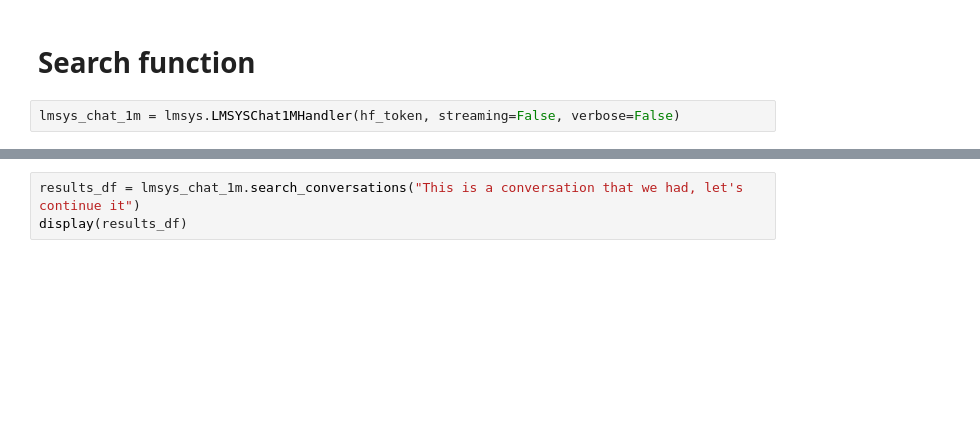
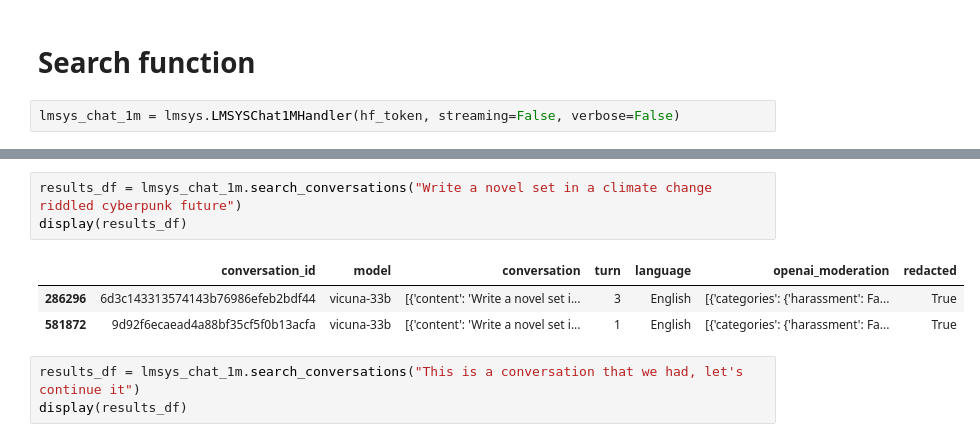
Before and after one commit to reddgr/chatbot-response-scoring-scbn-rqtl, a Jupyter notebook: lmsys-chatbot-arena-hall-of-fame.ipynb, the cells around one changed output, grey strips where cells are left out. Drawn from its saved outputs; the diff is of its cells as text; blank space fills up the shorter version.

```diff
--- a/lmsys-chatbot-arena-hall-of-fame.ipynb
+++ b/lmsys-chatbot-arena-hall-of-fame.ipynb
@@ -39,3 +32,10 @@ display(results_df)
+# %%
+results_df = lmsys_chat_1m.search_conversations("Write a novel set in a climate change riddled cyberpunk future")
+display(results_df)
+# %% [output]
+|  | conversation_id | model | conversation | turn | language | openai_moderation | redacted |
+| 286296 | 6d3c143313574143b76986efeb2bdf44 | vicuna-33b | [{'content': 'Write a novel set i... | 3 | English | [{'categories': {'harassment': Fa... | True |
+| 581872 | 9d92f6ecaead4a88bf35cf5f0b13acfa | vicuna-33b | [{'content': 'Write a novel set i... | 1 | English | [{'categories': {'harassment': Fa... | True |
 # %%
 results_df = lmsys_chat_1m.search_conversations("This is a conversation that we had, let's continue it")
 display(results_df)
```
Also changed, not shown: parts of 2 cells of this notebook.
